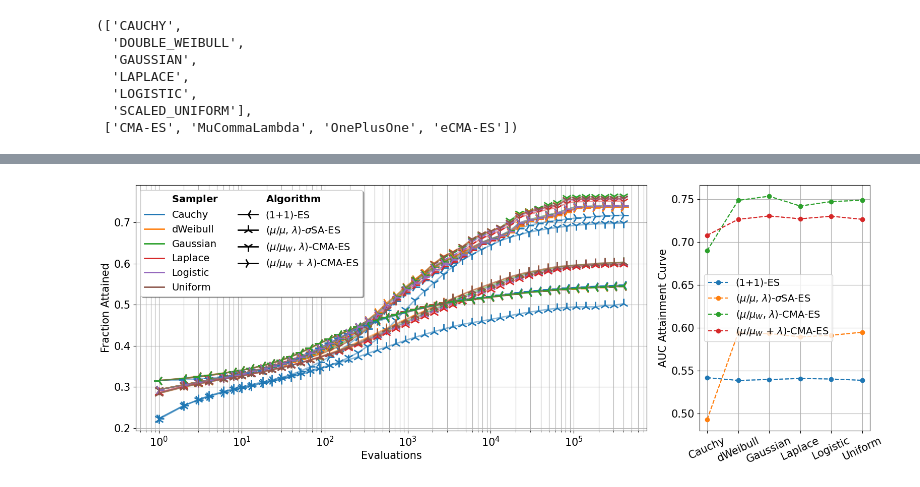
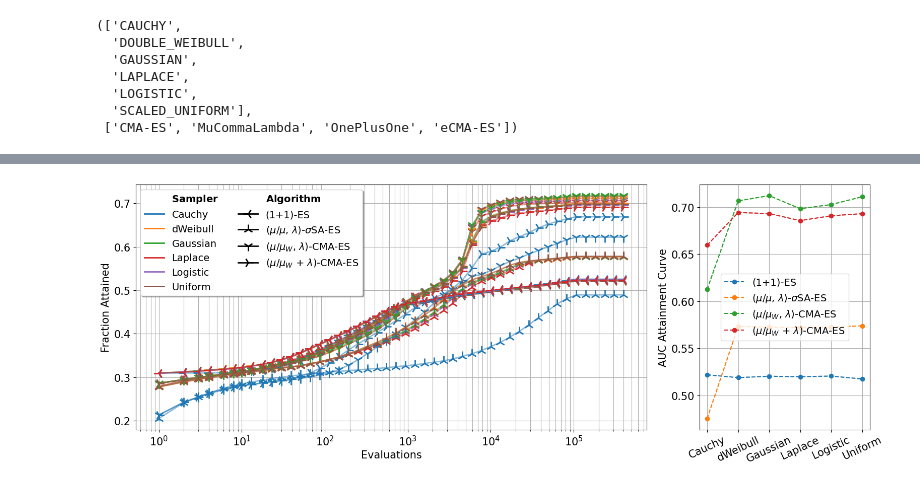
Before and after one commit to IOHprofiler/ModularCMAES, a Jupyter notebook: scripts/distributions/ecdf_plots.ipynb, the cells around one changed output, grey strips where cells are left out. Saved outputs shown, nothing was run; the diff lists cells and outputs as text; code cells hidden in the pictures.

```diff
--- a/scripts/distributions/ecdf_plots.ipynb
+++ b/scripts/distributions/ecdf_plots.ipynb
@@ -221,8 +238,8 @@ from matplotlib.lines import Line2D
 aoccs = []
 f, (ax, ax2) = plt.subplots(1, 2, figsize=(16, 6),  gridspec_kw={'width_ratios': [3, 1]})
 aocc = []
-
-for name, data in df.group_by("algorithm_name"):
+dim = 10
+for name, data in df.filter(dimension=dim).group_by("algorithm_name"):
     line = ins.transform_fval(data).group_by("evaluations").agg(pl.col("eaf").mean()).sort("evaluations")
 
     alg, sampler = name[0].split("-UNIFORM-")
@@ -251,32 +268,32 @@ for alg, name in nice_alg_names.items():
     labels.append(name)
 
 handles.append(Line2D([0], [0], linestyle=''))
 labels.append("")
 
 ax.legend(handles, labels, loc='upper left', fancybox=True, shadow=True, fontsize=14, ncol=2)
 ax.set_ylabel("Fraction Attained")
 ax.set_xlabel("Evaluations")
 ax.grid(which="both", axis="both")
 
 
 for alg, name in nice_alg_names.items():
     group = aocc.filter(aocc['alg'] == alg)
     idx = np.argsort(group['sampler'])
     x_values = np.array([samplers.index(g) for g in group['sampler'][idx]])
     p = ax2.plot(x_values, group['aocc'][idx], label=name, linestyle='dashed', marker='o')
     ax2.plot(x_values, group['aocc'][idx], marker=markers[alg], linestyle='dashed',  color=p[0].get_color(), alpha=.5)
 
 ax2.legend(fontsize=14)
 ax2.set_ylabel("AUC Attainment Curve")
 ax2.set_xticks(range(len(samplers)), labels=[x.title().replace("Double_", "d").replace("Scaled_", "") for x in samplers], rotation=25)
 ax2.grid()
 # ax2.set_ylim(.41, .8)
 
 # f.suptitle(f"Group: {gi}")
 plt.tight_layout()
-plt.savefig(f"figures/overview_ecdf.pdf")
+plt.savefig(f"figures/overview_ecdf_d{dim}.pdf")
 # ax.set_ylim(0, 1.01);
 
 aoccs = pl.concat(aoccs)
 # %% [output]
-[figure, old version]
+[figure, new version]
```
Also changed, not shown: parts of 7 cells of this notebook, 10 other files.
